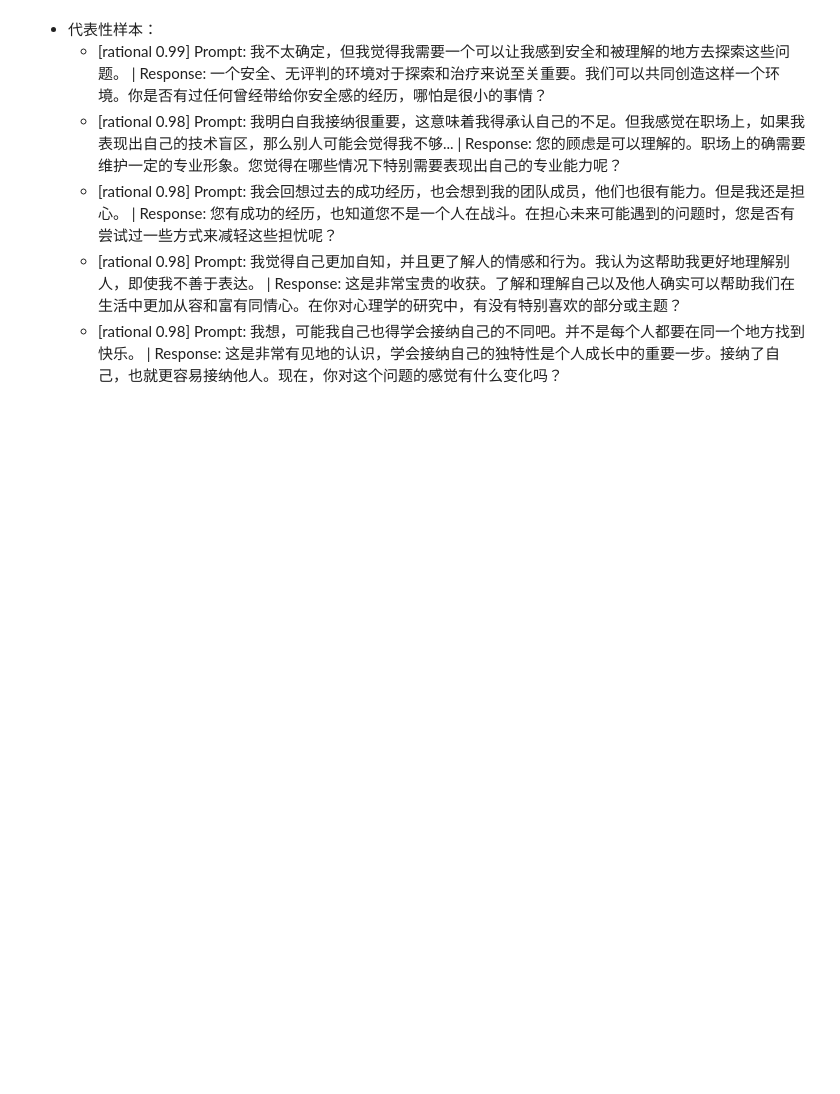
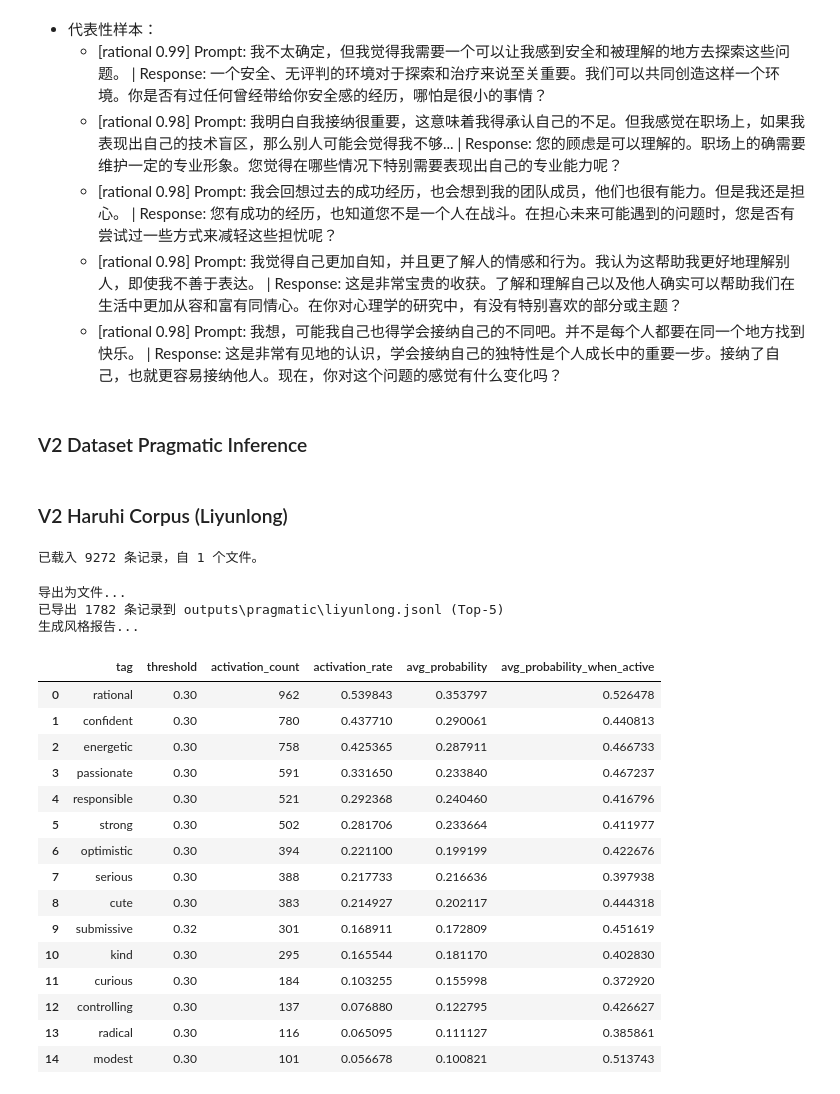
Before and after one commit to Moemu/OtakuLab, a Jupyter notebook: notebooks/13_feature_prag_vectors.ipynb, the cells around one changed output. Drawn from its saved outputs; the diff is of its cells as text; code cells hidden in the pictures; blank space fills up the shorter version.

```diff
--- a/notebooks/13_feature_prag_vectors.ipynb
+++ b/notebooks/13_feature_prag_vectors.ipynb
@@ -1901,7 +1901,7 @@ Model B training complete.
 # %%
 # --- 模型 B 评估 ---
 best_model_B = MetaLearnerB(INPUT_DIM_B, HIDDEN_DIM, OUTPUT_DIM)
-best_model_B.load_state_dict(torch.load("meta_learner_B_best_model.pth"))
+best_model_B.load_state_dict(torch.load("outputs/style/models/meta_learner/meta_learner_B_best_model.pth"))
 best_model_B.to(DEVICE)
 best_model_B.eval()
 
@@ -2100,7 +2100,7 @@ SINGLE_LABEL_THRESHOLDS = {
 # %% [markdown]
 ### Load Best Model
 # %%
-BEST_MODEL_PATH = "outputs/meta_learner/meta_learner_best_model.pth"
+BEST_MODEL_PATH = "outputs/style/models/meta_learner/meta_learner_best_model.pth"
 
 best_model = MetaLearner(INPUT_DIM, HIDDEN_DIM, OUTPUT_DIM)
 
@@ -2246,6 +2246,7 @@ def compute_style_statistics(
     *,
     top_pair_limit: int = 15,
     top_k: int | None = None,
+    thresholds: dict[str, float] = SINGLE_LABEL_THRESHOLDS,
  ) -> dict[str, Any]:
     """
     进行语料的统计分析
@@ -2312,7 +2313,7 @@ def compute_style_statistics(
         )
         tag_records.append({
             "tag": tag,
-            "threshold": SINGLE_LABEL_THRESHOLDS.get(tag, float("nan")),
+            "threshold": thresholds.get(tag, float("nan")),
             "activation_count": activation_count,
             "activation_rate": activation_count / total_samples,
             "avg_probability": avg_prob,
@@ -2953,3 +2954,69 @@ display(
   - [rational 0.98] Prompt: 我会回想过去的成功经历，也会想到我的团队成员，他们也很有能力。但是我还是担心。 | Response: 您有成功的经历，也知道您不是一个人在战斗。在担心未来可能遇到的问题时，您是否有尝试过一些方式来减轻这些担忧呢？
   - [rational 0.98] Prompt: 我觉得自己更加自知，并且更了解人的情感和行为。我认为这帮助我更好地理解别人，即使我不善于表达。 | Response: 这是非常宝贵的收获。了解和理解自己以及他人确实可以帮助我们在生活中更加从容和富有同情心。在你对心理学的研究中，有没有特别喜欢的部分或主题？
   - [rational 0.98] Prompt: 我想，可能我自己也得学会接纳自己的不同吧。并不是每个人都要在同一个地方找到快乐。 | Response: 这是非常有见地的认识，学会接纳自己的独特性是个人成长中的重要一步。接纳了自己，也就更容易接纳他人。现在，你对这个问题的感觉有什么变化吗？
+# %% [markdown]
+### V2 Dataset Pragmatic Inference
+# %%
+# 将每一个标签的最低阈值硬性调整至 0.3 以提升单标签在非动漫领域角色的精确度
+
+ADJUSTED_THRESHOLDS = {
+    tag: max(threshold, 0.3) for tag, threshold in SINGLE_LABEL_THRESHOLDS.items()
+}
+V2_TOP_K = 5
+# %% [markdown]
+### V2 Haruhi Corpus (Liyunlong)
+# %%
+V2_HARUHI_FILE = Path("./data/raw/Haruhi/Haruhi_clean.jsonl").resolve()
+assert V2_HARUHI_FILE.exists(), f"未找到语料文件：{V2_HARUHI_FILE}"
+
+v2_haruhi_records = load_jsonl_records([V2_HARUHI_FILE])
+liyunlong_entries: list[StyleEntry] = [
+    {
+        "prompt": record.get("user_question", ""),
+        "response": record.get("agent_response", ""),
+    }
+    for record in v2_haruhi_records
+    if record.get("agent_role") == "李云龙" and record.get("agent_response")
+]
+
+liyunlong_outputs = []
+for entry in tqdm(liyunlong_entries, desc="李云龙 推理中"):
+    prompt = entry["prompt"]
+    response = entry["response"]
+    liyunlong_outputs.append(infer_styles_with_threshold(prompt, response, thresholds=ADJUSTED_THRESHOLDS))
+
+print("导出为文件...")
+export_topk_style_predictions(
+    liyunlong_outputs,
+    liyunlong_entries,
+    output_path="./outputs/style/semantic/prag_vectors/liyunlong.jsonl",
+)
+
+print("生成风格报告...")
+liyunlong_stats = compute_style_statistics(liyunlong_outputs, liyunlong_entries, top_k=V2_TOP_K, thresholds=ADJUSTED_THRESHOLDS)
+
+display(liyunlong_stats["style_df"].head(15))
+if not liyunlong_stats["pair_df"].empty:
+    display(liyunlong_stats["pair_df"])
+display(render_style_report(liyunlong_stats, title=f"V2（李云龙）风格报告（Top-{V2_TOP_K}）"))
+# %% [output]
+已载入 9272 条记录，自 1 个文件。
+导出为文件...
+已导出 1782 条记录到 outputs\pragmatic\liyunlong.jsonl (Top-5)
+生成风格报告...
+|  | tag | threshold | activation_count | activation_rate | avg_probability | avg_probability_when_active |
+| 0 | rational | 0.30 | 962 | 0.539843 | 0.353797 | 0.526478 |
+| 1 | confident | 0.30 | 780 | 0.437710 | 0.290061 | 0.440813 |
+| 2 | energetic | 0.30 | 758 | 0.425365 | 0.287911 | 0.466733 |
+| 3 | passionate | 0.30 | 591 | 0.331650 | 0.233840 | 0.467237 |
+| 4 | responsible | 0.30 | 521 | 0.292368 | 0.240460 | 0.416796 |
+| 5 | strong | 0.30 | 502 | 0.281706 | 0.233664 | 0.411977 |
+| 6 | optimistic | 0.30 | 394 | 0.221100 | 0.199199 | 0.422676 |
+| 7 | serious | 0.30 | 388 | 0.217733 | 0.216636 | 0.397938 |
+| 8 | cute | 0.30 | 383 | 0.214927 | 0.202117 | 0.444318 |
+| 9 | submissive | 0.32 | 301 | 0.168911 | 0.172809 | 0.451619 |
+| 10 | kind | 0.30 | 295 | 0.165544 | 0.181170 | 0.402830 |
+| 11 | curious | 0.30 | 184 | 0.103255 | 0.155998 | 0.372920 |
+| 12 | controlling | 0.30 | 137 | 0.076880 | 0.122795 | 0.426627 |
+| 13 | radical | 0.30 | 116 | 0.065095 | 0.111127 | 0.385861 |
+| 14 | modest | 0.30 | 101 | 0.056678 | 0.100821 | 0.513743 |
```
Also changed, not shown: parts of 14 cells of this notebook, 5 other files.
